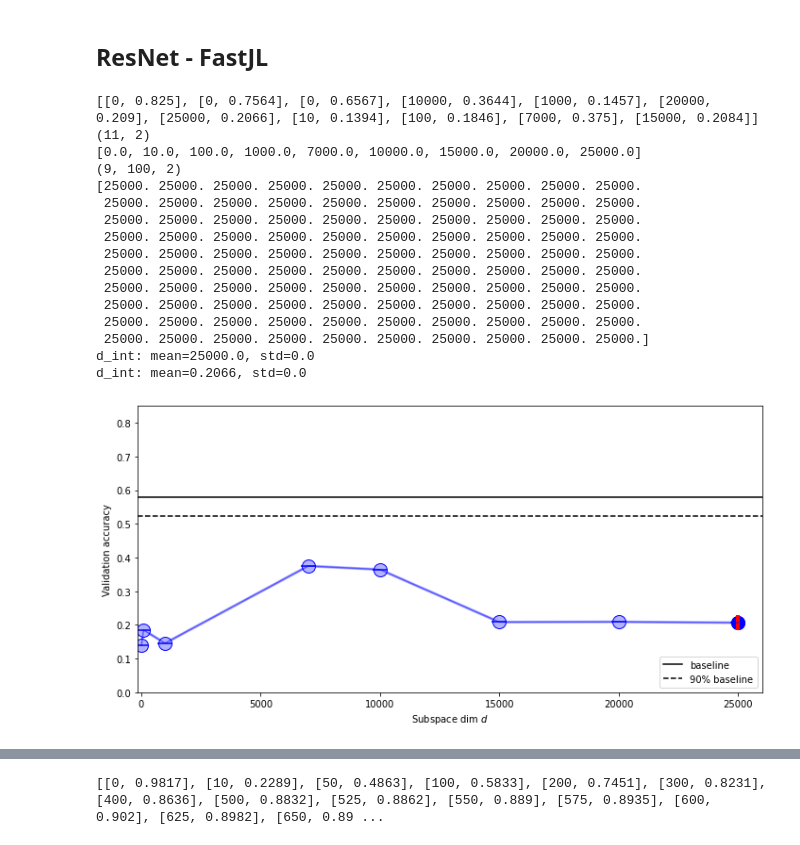
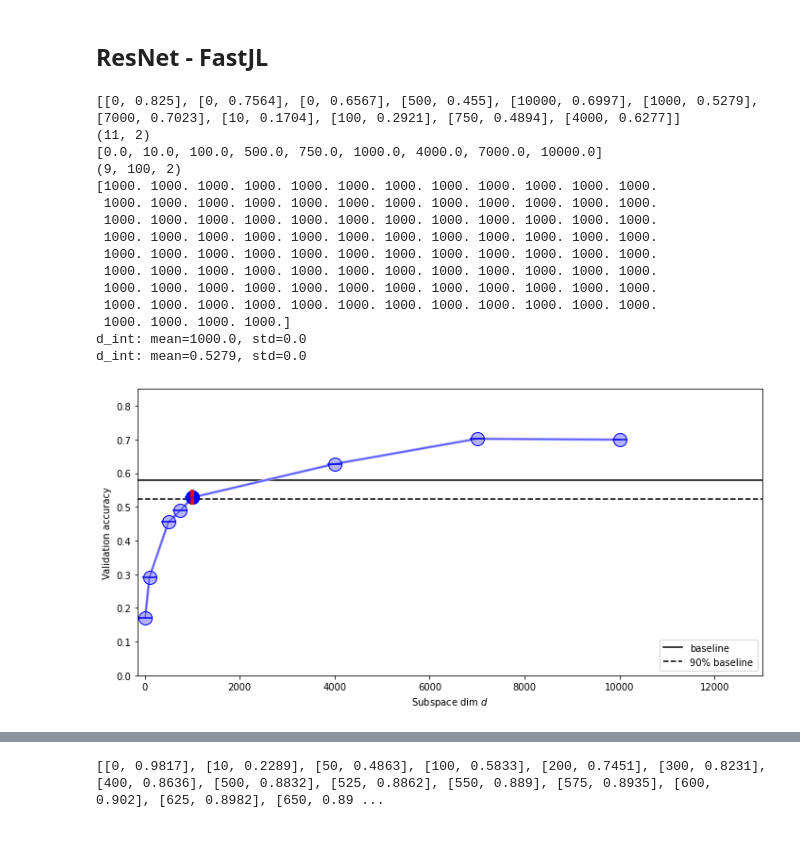
Before and after one commit to AntoAndGar/Intrinsic-Dimension, a Jupyter notebook: id_plots.ipynb, the cells around one changed output, grey strips where cells are left out. Saved outputs shown, nothing was run; the diff lists cells and outputs as text; code cells hidden in the pictures.

```diff
--- a/id_plots.ipynb
+++ b/id_plots.ipynb
@@ -850,25 +847,24 @@ for k,v in data.items():
         data_resnet_fastjl_cifar.append([v['intrinsic_dimension'],v['best_accuracy']])
 # %%
 unique_dim, acc_mean, acc_std, acc_solved_mean, acc_solved_std, dim_solved_mean, dim_solved_std = format_data(data_resnet_fastjl_cifar, baseline=BASELINE_RESNET)
-plot_perf_with_std(unique_dim, acc_mean, acc_std, acc_solved_mean, acc_solved_std, dim_solved_mean,dim_solved_std, baseline=BASELINE_RESNET, logx=False,xlim_v=[-150,26000], ylim_v=[0,0.85], saveas='')
+plot_perf_with_std(unique_dim, acc_mean, acc_std, acc_solved_mean, acc_solved_std, dim_solved_mean,dim_solved_std, baseline=BASELINE_RESNET, logx=False,xlim_v=[-150,13000], ylim_v=[0,0.85], saveas='')
 # %% [output]
-[[0, 0.825], [0, 0.7564], [0, 0.6567], [10000, 0.3644], [1000, 0.1457], [20000, 0.209], [25000, 0.2066], [10, 0.1394], [100, 0.1846], [7000, 0.375], [15000, 0.2084]]
+[[0, 0.825], [0, 0.7564], [0, 0.6567], [500, 0.455], [10000, 0.6997], [1000, 0.5279], [7000, 0.7023], [10, 0.1704], [100, 0.2921], [750, 0.4894], [4000, 0.6277]]
 (11, 2)
-[0.0, 10.0, 100.0, 1000.0, 7000.0, 10000.0, 15000.0, 20000.0, 25000.0]
+[0.0, 10.0, 100.0, 500.0, 750.0, 1000.0, 4000.0, 7000.0, 10000.0]
 (9, 100, 2)
-[25000. 25000. 25000. 25000. 25000. 25000. 25000. 25000. 25000. 25000.
- 25000. 25000. 25000. 25000. 25000. 25000. 25000. 25000. 25000. 25000.
- 25000. 25000. 25000. 25000. 25000. 25000. 25000. 25000. 25000. 25000.
- 25000. 25000. 25000. 25000. 25000. 25000. 25000. 25000. 25000. 25000.
- 25000. 25000. 25000. 25000. 25000. 25000. 25000. 25000. 25000. 25000.
- 25000. 25000. 25000. 25000. 25000. 25000. 25000. 25000. 25000. 25000.
- 25000. 25000. 25000. 25000. 25000. 25000. 25000. 25000. 25000. 25000.
- 25000. 25000. 25000. 25000. 25000. 25000. 25000. 25000. 25000. 25000.
- 25000. 25000. 25000. 25000. 25000. 25000. 25000. 25000. 25000. 25000.
- 25000. 25000. 25000. 25000. 25000. 25000. 25000. 25000. 25000. 25000.]
-d_int: mean=25000.0, std=0.0
-d_int: mean=0.2066, std=0.0
+[1000. 1000. 1000. 1000. 1000. 1000. 1000. 1000. 1000. 1000. 1000. 1000.
+ 1000. 1000. 1000. 1000. 1000. 1000. 1000. 1000. 1000. 1000. 1000. 1000.
+ 1000. 1000. 1000. 1000. 1000. 1000. 1000. 1000. 1000. 1000. 1000. 1000.
+ 1000. 1000. 1000. 1000. 1000. 1000. 1000. 1000. 1000. 1000. 1000. 1000.
+ 1000. 1000. 1000. 1000. 1000. 1000. 1000. 1000. 1000. 1000. 1000. 1000.
+ 1000. 1000. 1000. 1000. 1000. 1000. 1000. 1000. 1000. 1000. 1000. 1000.
+ 1000. 1000. 1000. 1000. 1000. 1000. 1000. 1000. 1000. 1000. 1000. 1000.
+ 1000. 1000. 1000. 1000. 1000. 1000. 1000. 1000. 1000. 1000. 1000. 1000.
+ 1000. 1000. 1000. 1000.]
+d_int: mean=1000.0, std=0.0
+d_int: mean=0.5279, std=0.0
-[figure, old version]
+[figure, new version]
 # %%
 import pandas as pd
 
```
Also changed, not shown: parts of 19 cells of this notebook, 20 other files.
